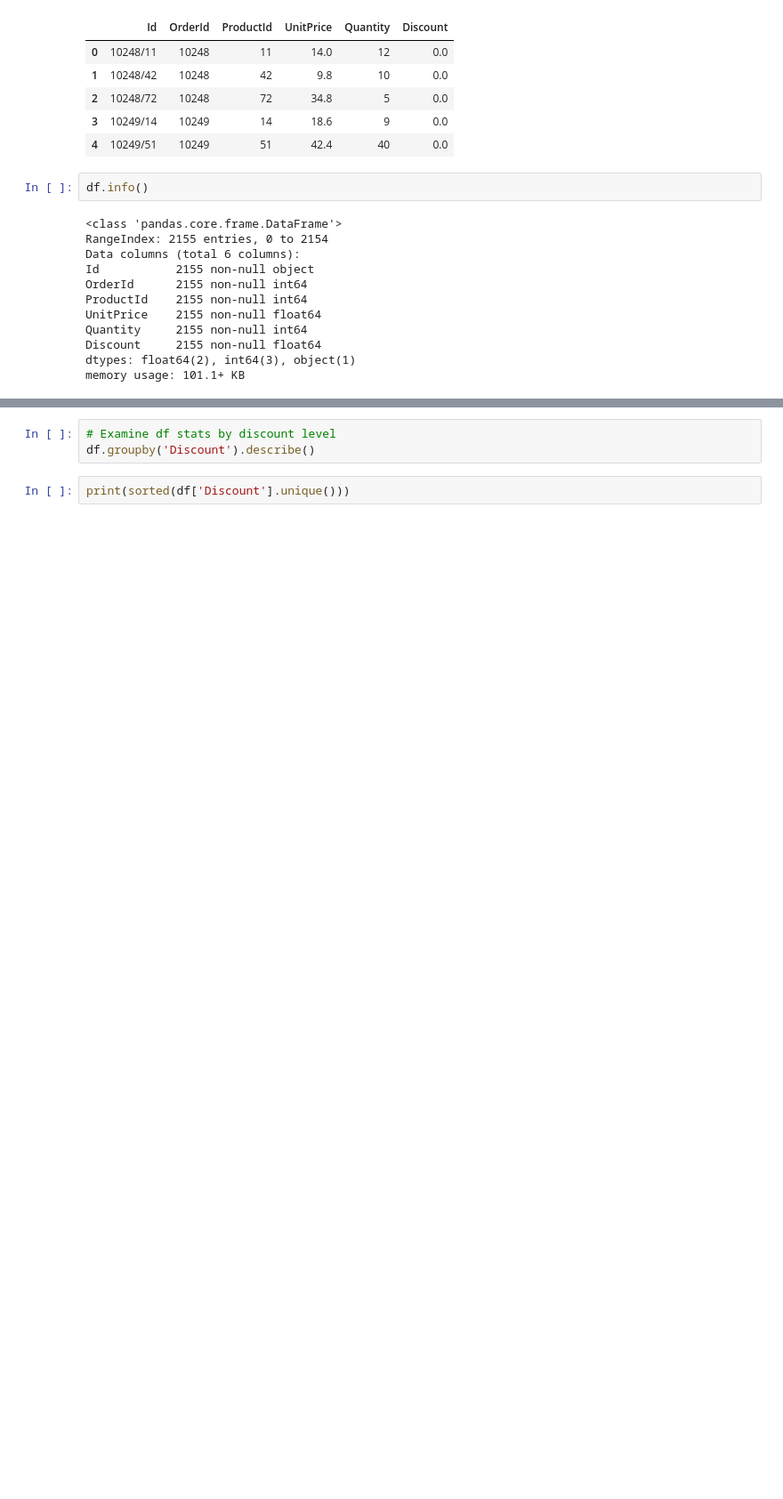
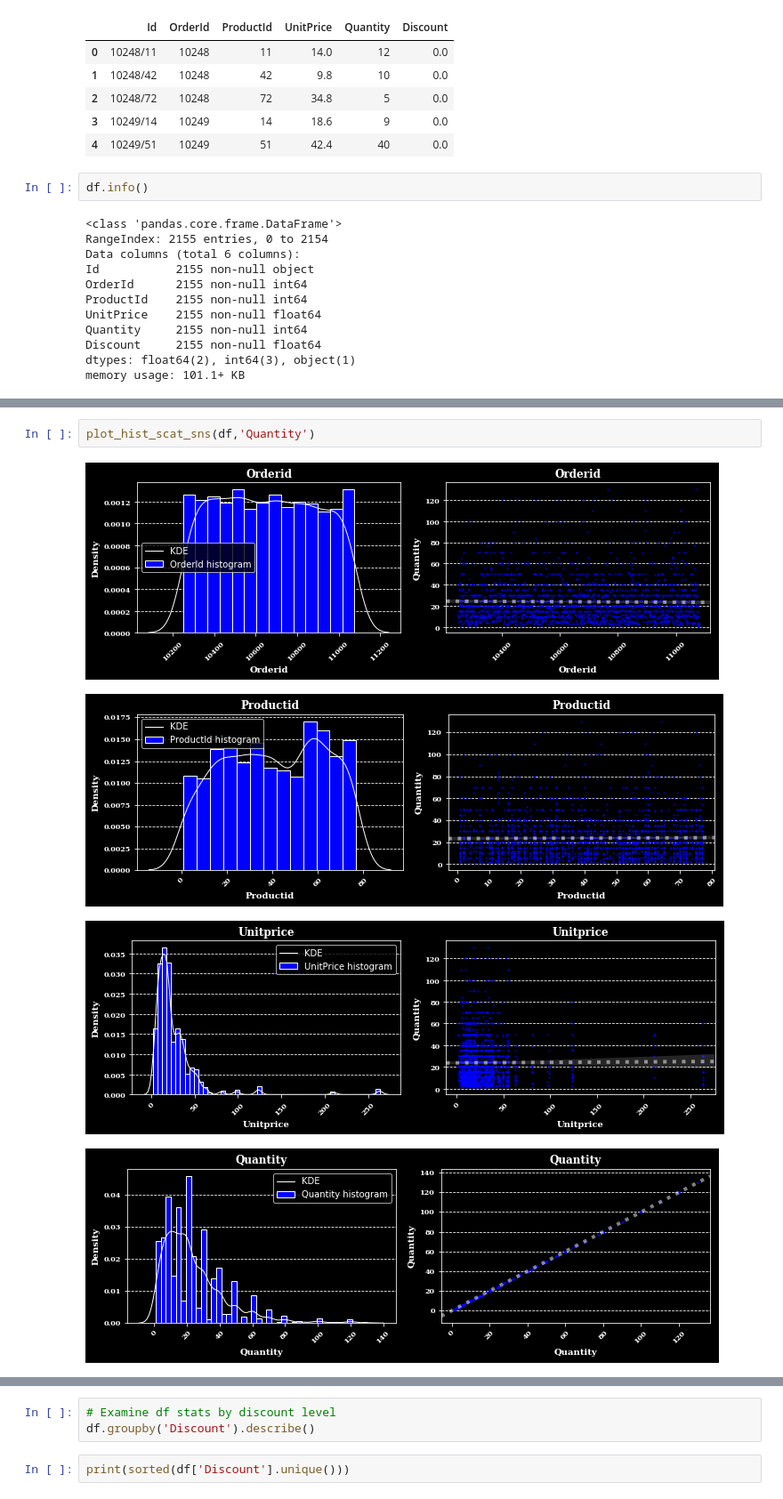
Before and after one commit to jirvingphd/dsc-2-final-project-online-ds-ft-021119, a Jupyter notebook: mod2_project_WIP.ipynb, the cells around one changed output, grey strips where cells are left out. Shown at 89% size. Drawn from its saved outputs; the diff is of its cells as text; blank space fills up the shorter version.

```diff
--- a/mod2_project_WIP.ipynb
+++ b/mod2_project_WIP.ipynb
@@ -566,0 +590,7 @@ memory usage: 101.1+ KB
+# %%
+plot_hist_scat_sns(df,'Quantity')
+# %% [output]
+[figure, added]
+[figure, added]
+[figure, added]
+[figure, added]
```
Also changed, not shown: parts of 30 cells of this notebook, 5 other files.
